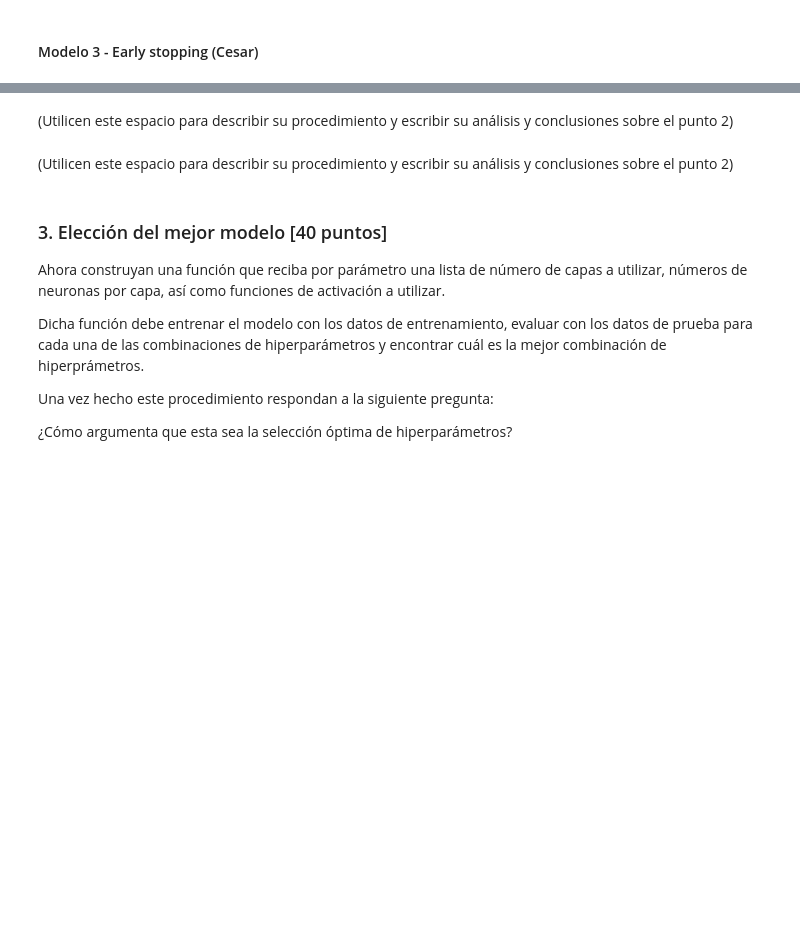
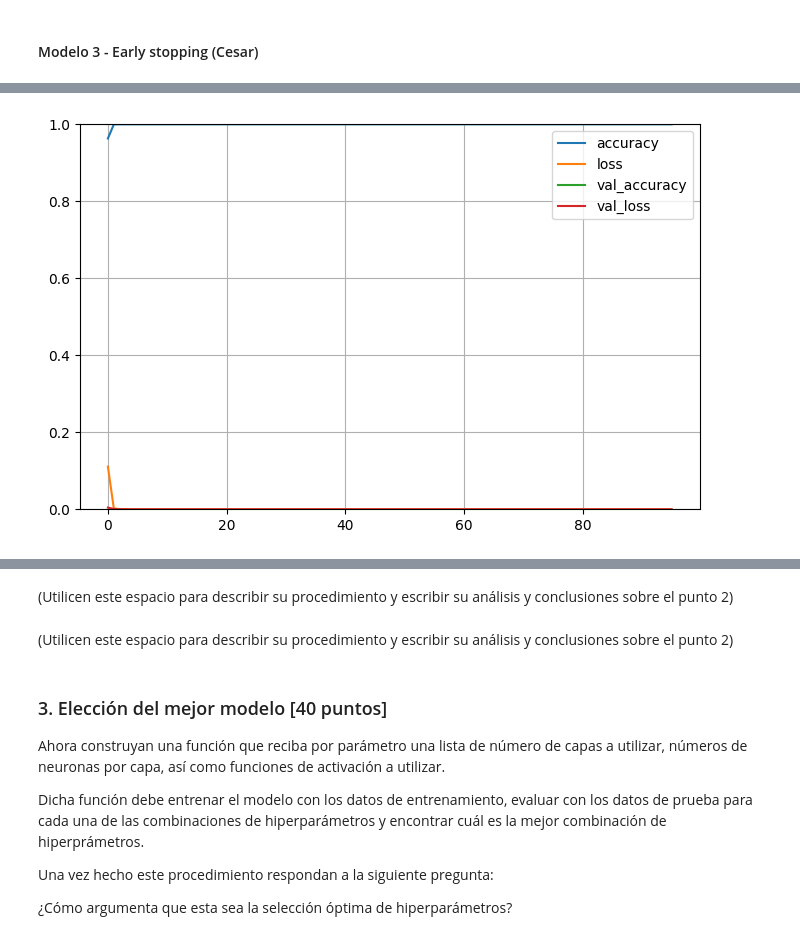
Before and after one commit to Crismaro19/deepLearningTalleres, a Jupyter notebook: semana3/S2TCPEP2.ipynb, the cells around one changed output, grey strips where cells are left out. Cells and saved outputs as stored; diff of their text form; code cells hidden in the pictures; blank space fills up the shorter version.

```diff
--- a/semana3/S2TCPEP2.ipynb
+++ b/semana3/S2TCPEP2.ipynb
@@ -506,10 +490,29 @@ array([[0.],
 # %% [markdown]
 #### Modelo 3 - Early stopping (Cesar)
+# %%
+#### Utilicen este espacio para escribir los códigos del procedimiento del punto 2 ####
+# Se separan los datos en test y train
+X_train_full, X_test, y_train_full, y_test = train_test_split(x, y)
+X_train, X_valid, y_train, y_valid = train_test_split(X_train_full, y_train_full)
+
+# Se realiza el escalamiento de los datos
+scaler = StandardScaler()
+X_train = scaler.fit_transform(X_train)
+X_test = scaler.transform(X_test)
+
+# Transformar a formato NumPy
+X_train = np.array(X_train, dtype=np.float32)
+X_valid = np.array(X_valid, dtype=np.float32)
+X_test = np.array(X_test, dtype=np.float32)
+
+y_train = np.array(y_train, dtype=np.float32)
+y_valid = np.array(y_valid, dtype=np.float32)
+y_test = np.array(y_test, dtype=np.float32)
 # %%
 #Creación de la red
 
-model = keras.models.Sequential()()
-model.add(keras.layers.Dense(32, input_shape=(16,), activation='relu'))
+model = keras.models.Sequential()
+model.add(keras.layers.Dense(32, input_shape=(13,), activation='relu'))
 model.add(keras.layers.Dense(12, activation='relu'))
 model.add(keras.layers.Dense(8, activation='relu'))
 model.add(keras.layers.Dense(1, activation='sigmoid'))
@@ -591,3 +567,11 @@ Accuracy: 100.00
+# %%
+# graficar el entrenamiento del modelo
+pd.DataFrame(history.history).plot(figsize=(8, 5))
+plt.grid(True)
+plt.gca().set_ylim(0, 1) # set the vertical range to [0-1]
+plt.show()
+# %% [output]
+[figure, added]
 # %%
 test_loss, test_acc = model.evaluate(X_test, y_test)
 # %% [output]
```
Also changed, not shown: parts of 23 cells of this notebook.
